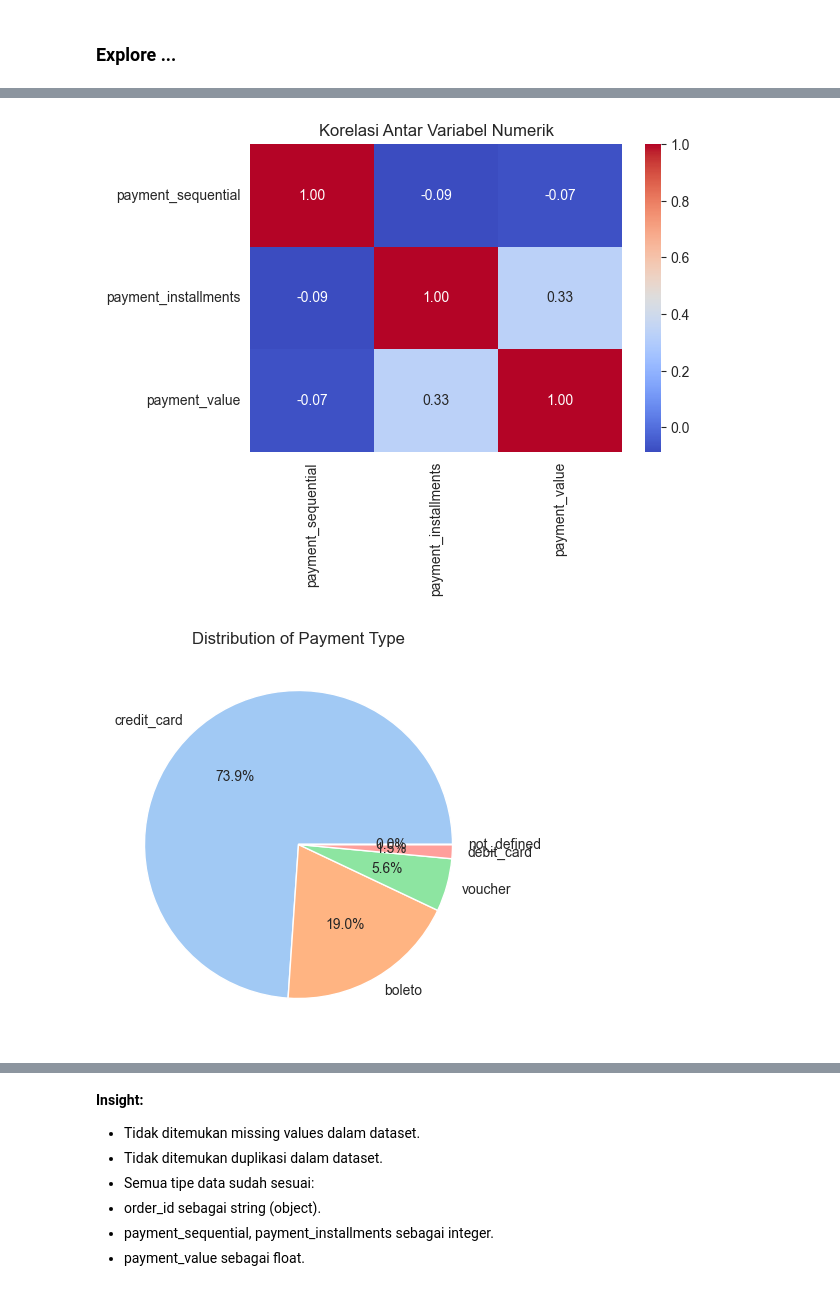
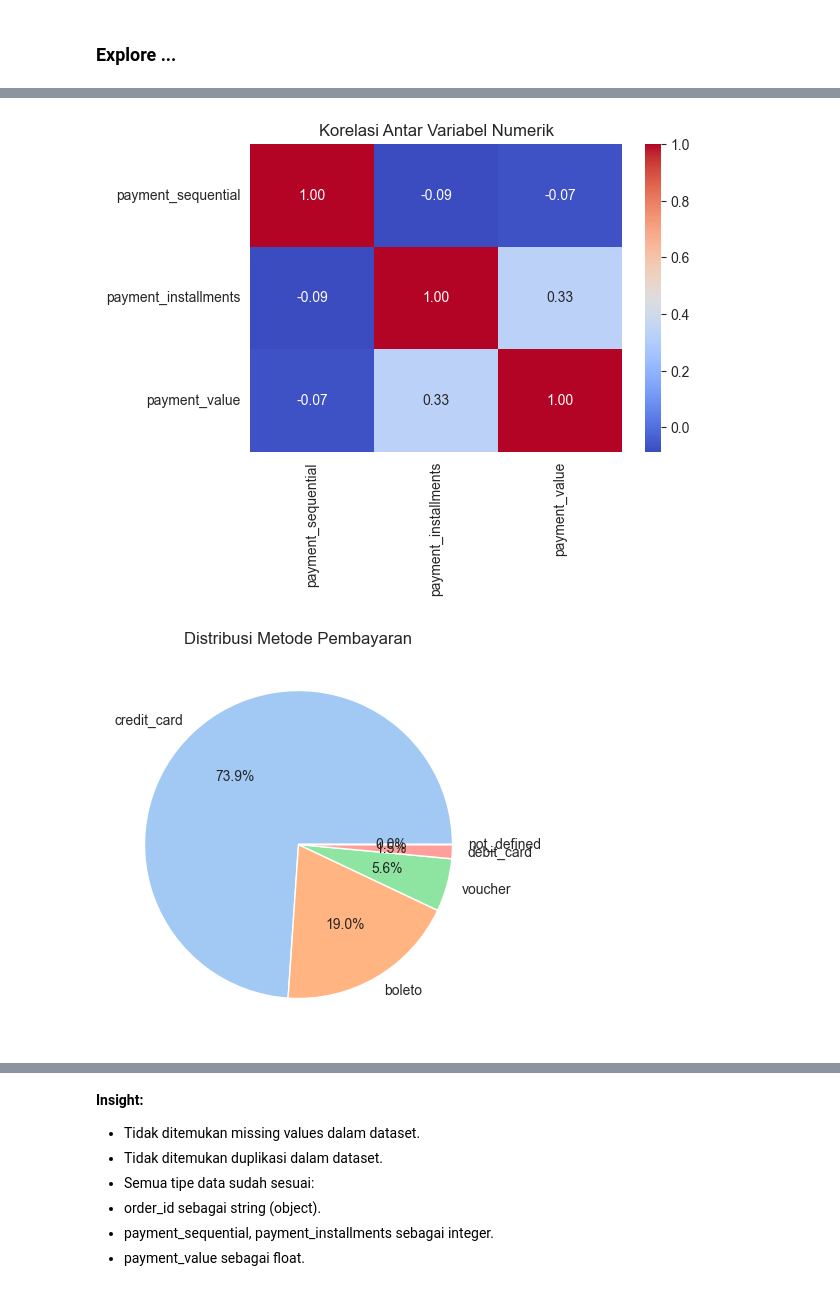
Before and after one commit to lexynotfound/analisis_data_payments_ecommerce, a Jupyter notebook: Proyek_Analisis_Data_Kurnia_Raihan_Ardian.ipynb, the cells around one changed output, grey strips where cells are left out. Saved outputs shown, nothing was run; the diff lists cells and outputs as text; code cells hidden in the pictures.

```diff
--- a/Proyek_Analisis_Data_Kurnia_Raihan_Ardian.ipynb
+++ b/Proyek_Analisis_Data_Kurnia_Raihan_Ardian.ipynb
@@ -159,26 +159,21 @@ Data sudah bersih dan di simpan dashboard/cleaned_dataset.csv, siap dianalisis.
 # %% [markdown]
 ### Explore ...
 # %%
-# Melihat ringkasan statistik dataset
-print("Ringkasan Statistik Dataset:")
-print(df.describe())
+## Melihat ringkasan statistik dataset
+df.describe()
 
-# Melihat jumlah unik dari setiap metode pembayaran
-print("\nJumlah Unik Metode Pembayaran:")
-print(df["payment_type"].unique())
+## Melihat jumlah unik dari setiap metode pembayaran
+df["payment_type"].unique()
 
-# Menampilkan distribusi pembayaran (jumlah transaksi per metode)
-print("\nDistribusi Pembayaran per Metode:")
-print(df["payment_type"].value_counts())
+## Menampilkan distribusi pembayaran (jumlah transaksi per metode)
+df["payment_type"].value_counts()
 
-# Menampilkan distribusi jumlah cicilan
-print("\nDistribusi Cicilan dalam Pembayaran:")
-print(df["payment_installments"].value_counts().sort_index())
+## Menampilkan distribusi jumlah cicilan
+df["payment_installments"].value_counts().sort_index()
 
-# Melihat korelasi antar variabel numerik
-numerical_df = df.select_dtypes(include=['number'])  # Select columns with numeric data types
-
-correlation_matrix = numerical_df.corr()  # Calculate correlation on numerical data
+## Melihat korelasi antar variabel numerik
+numerical_df = df.select_dtypes(include=['number'])  # Pilih kolom numerik
+correlation_matrix = numerical_df.corr()
 
 # Visualisasi korelasi menggunakan heatmap
 plt.figure(figsize=(6,4))
@@ -189,7 +184,7 @@ plt.show()
 # Visualisasi distribusi metode pembayaran
 plt.figure(figsize=(8,5))
 df["payment_type"].value_counts().plot(kind="pie", autopct='%1.1f%%', colors=sns.color_palette("pastel"))
-plt.title("Distribution of Payment Type")
+plt.title("Distribusi Metode Pembayaran")
 plt.ylabel("")
 plt.show()
 
@@ -220,5 +198,5 @@ Name: count, dtype: int64
 [figure]
-[figure, old version]
+[figure, new version]
 [figure]
 # %% [markdown]
 **Insight:**
```
Also changed, not shown: parts of 5 cells of this notebook, 1 other file.
